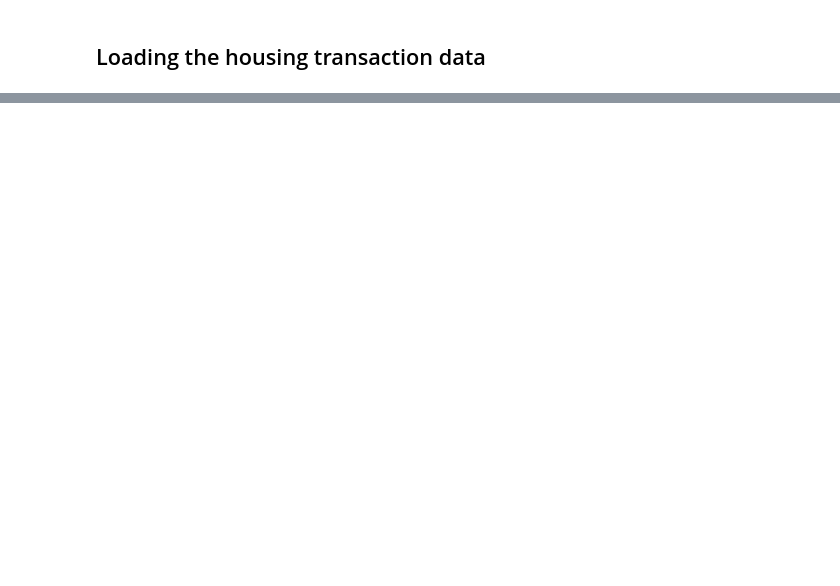
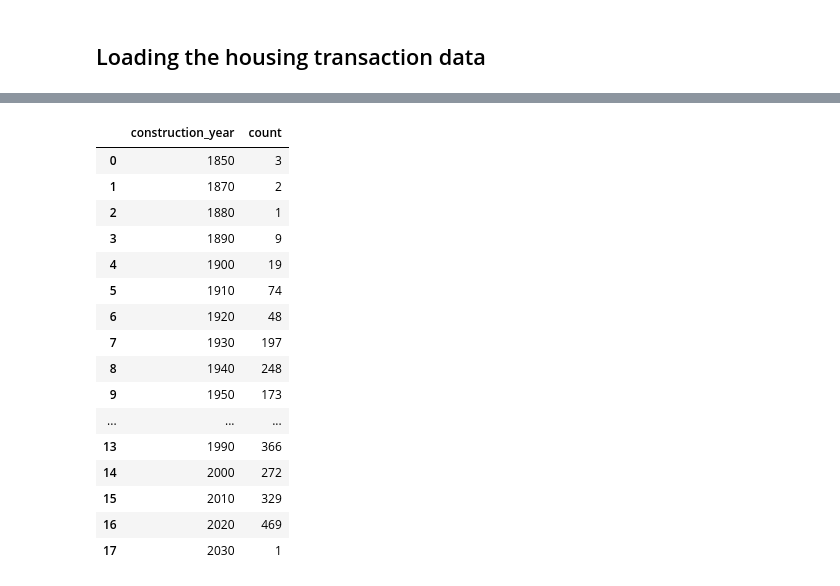
Before and after one commit to Babakfifoo/DS01-EDA, a Jupyter notebook: DS01.ipynb, the cells around one changed output, grey strips where cells are left out. Drawn from its saved outputs; the diff is of its cells as text; code cells hidden in the pictures; blank space fills up the shorter version.

```diff
--- a/DS01.ipynb
+++ b/DS01.ipynb
@@ -92,0 +133,37 @@ data.area_m2.hist(bins=100)
+# %%
+df = data.construction_year.round(-1).value_counts().sort_index().reset_index()
+fig = px.bar(
+    data_frame=df,
+    y="count",
+    x="construction_year",
+    template="simple_white",
+    hover_data={
+        "construction_year":False,
+        "count": ":.0f",
+        },
+    hover_name="construction_year",
+    labels=dict(construction_year="Construction decade"),
+)
+fig.update_traces(marker_color='#e9c46a')
+fig.update_xaxes(showgrid=True)
+fig.show()
+# %%
+df
+# %% [output]
+|  | construction_year | count |
+| 0 | 1850 | 3 |
+| 1 | 1870 | 2 |
+| 2 | 1880 | 1 |
+| 3 | 1890 | 9 |
+| 4 | 1900 | 19 |
+| 5 | 1910 | 74 |
+| 6 | 1920 | 48 |
+| 7 | 1930 | 197 |
+| 8 | 1940 | 248 |
+| 9 | 1950 | 173 |
+| ... | ... | ... |
+| 13 | 1990 | 366 |
+| 14 | 2000 | 272 |
+| 15 | 2010 | 329 |
+| 16 | 2020 | 469 |
+| 17 | 2030 | 1 |
```
Also changed, not shown: parts of 14 cells of this notebook, 4 other files.
